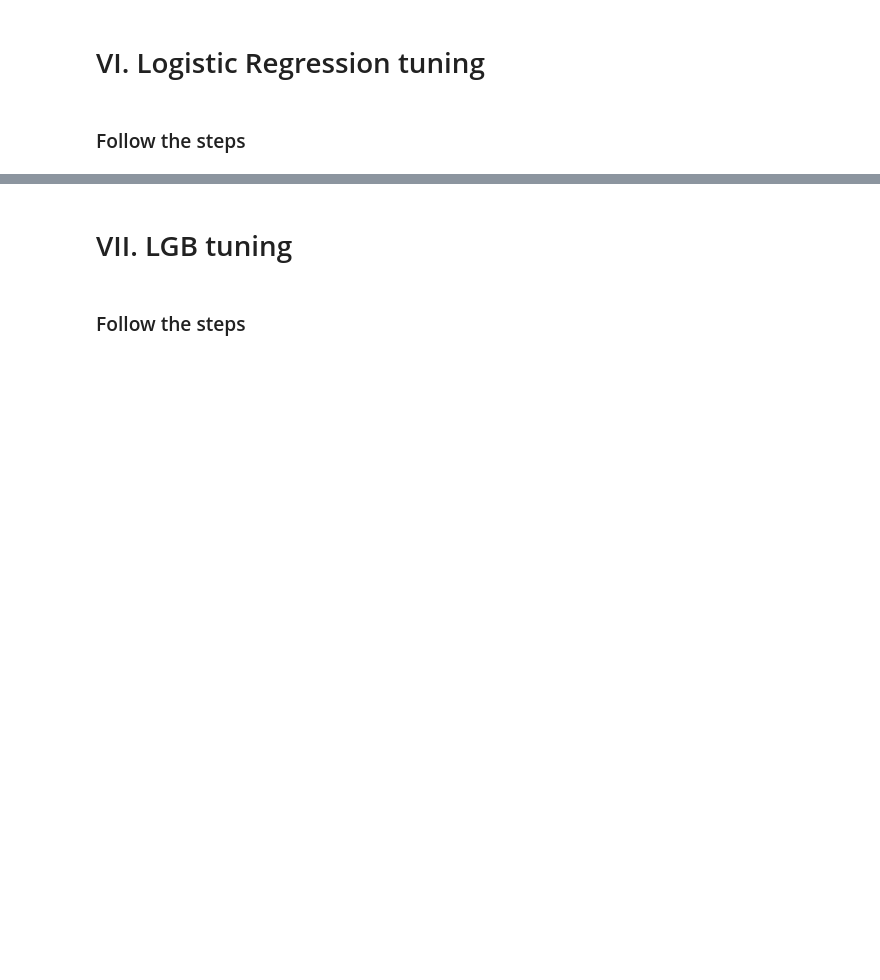
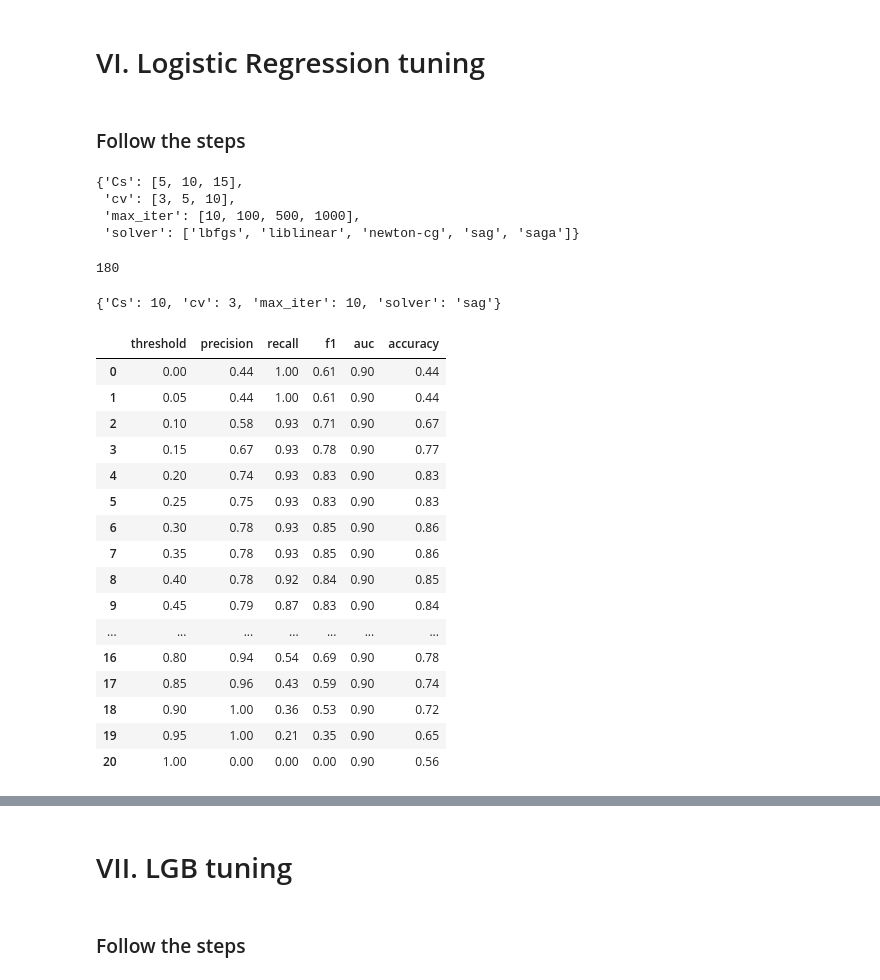
Before and after one commit to MarvNC/cs523, a Jupyter notebook: s25_final_tuning_titanic_handout.ipynb, the cells around one changed output, grey strips where cells are left out. Cells and saved outputs as stored; diff of their text form; code cells hidden in the pictures; blank space fills up the shorter version.

```diff
--- a/s25_final_tuning_titanic_handout.ipynb
+++ b/s25_final_tuning_titanic_handout.ipynb
@@ -344,0 +347,46 @@ from sklearn.linear_model import LogisticRegressionCV
+# %%
+logreg_grid = sort_grid(logreg_grid_raw)
+logreg_grid
+# %% [output]
+{'Cs': [5, 10, 15],
+ 'cv': [3, 5, 10],
+ 'max_iter': [10, 100, 500, 1000],
+ 'solver': ['lbfgs', 'liblinear', 'newton-cg', 'sag', 'saga']}
+# %%
+param_grid = ParameterGrid(logreg_grid)
+len(param_grid)  #180
+# %% [output]
+180
+# %%
+logreg_model = LogisticRegressionCV(random_state=1, n_jobs=-1)  #base model
+# %%
+%%capture
+grid_result = halving_search(logreg_model, logreg_grid, x_train, y_train)
+best_logreg_model = grid_result.best_estimator_
+# %%
+grid_result.best_params_
+# %% [output]
+{'Cs': 10, 'cv': 3, 'max_iter': 10, 'solver': 'sag'}
+# %%
+ypos = best_logreg_model.predict_proba(x_test)[:,1]
+# %%
+result_df, fancy_df = threshold_results(np.round(np.arange(0.0,1.01,.05), 2), y_test, ypos)
+fancy_df
+# %% [output]
+|  | threshold | precision | recall | f1 | auc | accuracy |
+| 0 | 0.00 | 0.44 | 1.00 | 0.61 | 0.90 | 0.44 |
+| 1 | 0.05 | 0.44 | 1.00 | 0.61 | 0.90 | 0.44 |
+| 2 | 0.10 | 0.58 | 0.93 | 0.71 | 0.90 | 0.67 |
+| 3 | 0.15 | 0.67 | 0.93 | 0.78 | 0.90 | 0.77 |
+| 4 | 0.20 | 0.74 | 0.93 | 0.83 | 0.90 | 0.83 |
+| 5 | 0.25 | 0.75 | 0.93 | 0.83 | 0.90 | 0.83 |
+| 6 | 0.30 | 0.78 | 0.93 | 0.85 | 0.90 | 0.86 |
+| 7 | 0.35 | 0.78 | 0.93 | 0.85 | 0.90 | 0.86 |
+| 8 | 0.40 | 0.78 | 0.92 | 0.84 | 0.90 | 0.85 |
+| 9 | 0.45 | 0.79 | 0.87 | 0.83 | 0.90 | 0.84 |
+| ... | ... | ... | ... | ... | ... | ... |
+| 16 | 0.80 | 0.94 | 0.54 | 0.69 | 0.90 | 0.78 |
+| 17 | 0.85 | 0.96 | 0.43 | 0.59 | 0.90 | 0.74 |
+| 18 | 0.90 | 1.00 | 0.36 | 0.53 | 0.90 | 0.72 |
+| 19 | 0.95 | 1.00 | 0.21 | 0.35 | 0.90 | 0.65 |
+| 20 | 1.00 | 0.00 | 0.00 | 0.00 | 0.90 | 0.56 |
```
Also changed, not shown: parts of 36 cells of this notebook.
